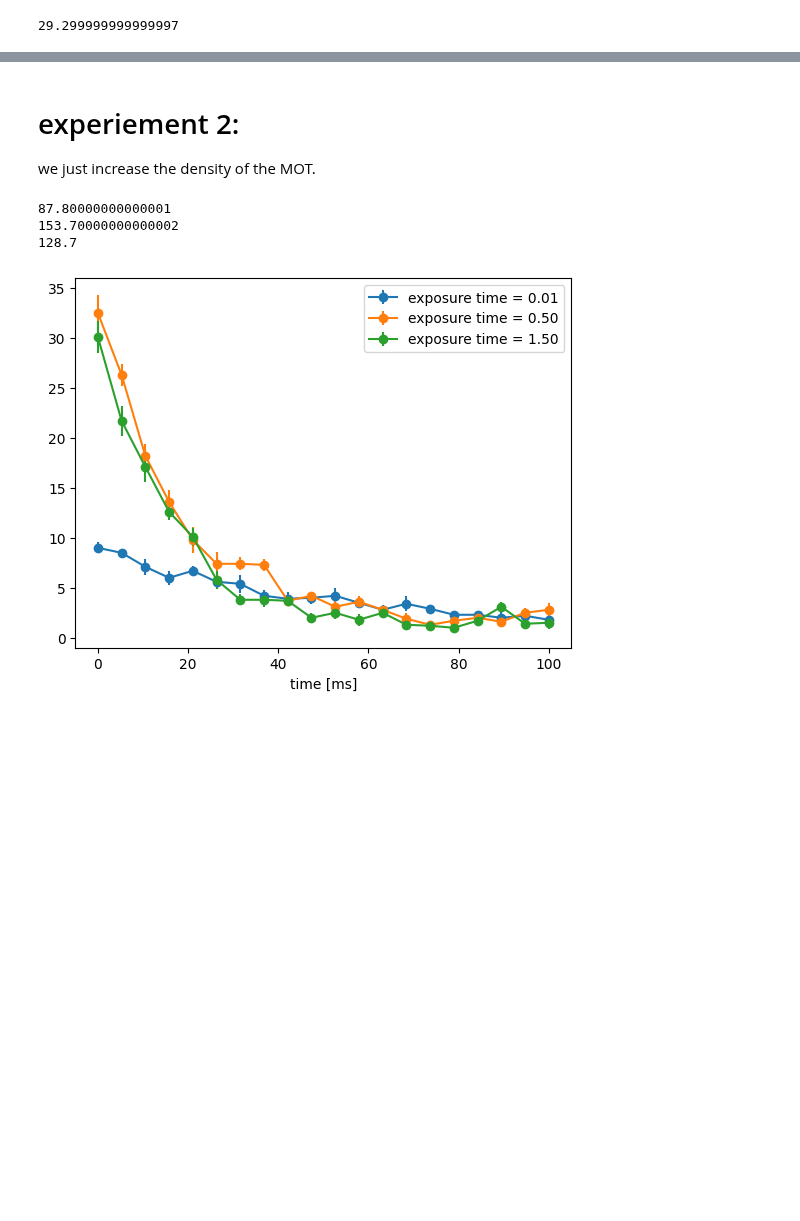
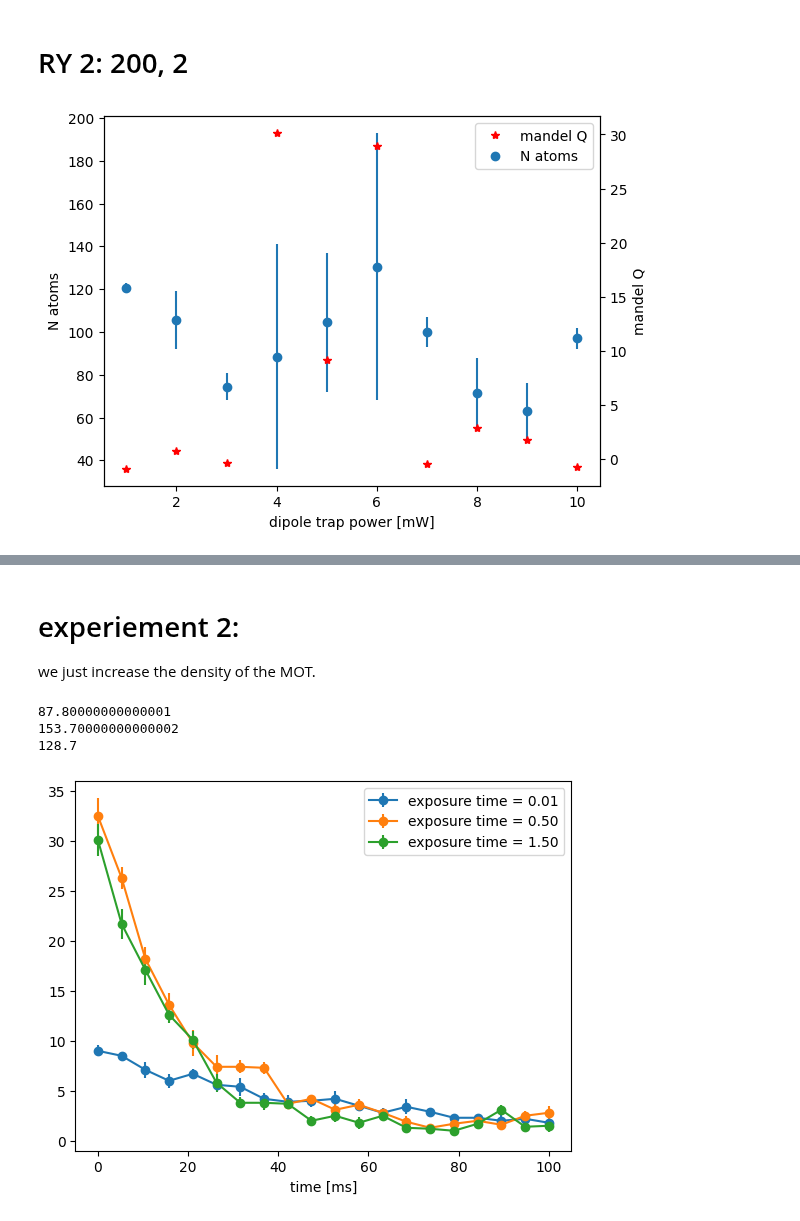
Before and after one commit to Valerio-Amico/Lab-Rydberg, a Jupyter notebook: dipolar_trap/high_stat_experiment_02_02_23.ipynb, the cells around one changed output, grey strips where cells are left out. Cells and saved outputs as stored; diff of their text form; code cells hidden in the pictures; blank space fills up the shorter version.

```diff
--- a/dipolar_trap/high_stat_experiment_02_02_23.ipynb
+++ b/dipolar_trap/high_stat_experiment_02_02_23.ipynb
@@ -82,4 +195,63 @@ plt.show()
-# %%
-sum(np.mean(occurrences, axis=1))
-# %% [output]
-29.299999999999997
+# %% [markdown]
+# RY 2: 200, 2
+# %%
+names = ["1", "2", "3","4", "5", "6", "7", "8", "9", "10"]
+
+consecutive_measurements = 200
+cem_ = consecutive_measurements
+delay_cons_exp = 1 # [ms]
+N_cycles = 2
+
+N_atoms_means = np.zeros(len(names))
+N_atoms_std = np.zeros(len(names))
+N_atoms_all = np.zeros([len(names), N_cycles])
+powers = np.zeros(len(names))
+
+data_all = np.zeros([consecutive_measurements, N_cycles, len(powers)])
+
+for j, name in enumerate(names):
+    occurrences = np.zeros([consecutive_measurements, N_cycles])
+    data = open("/Users/valerio/Documents/lab/Lab-Rydberg/wavw_lec_20-01-23/2023-02-02/F-2023-02-02-ry_200_2_"+name+".txt", "r")
+    for i, row in enumerate(data):
+        row = row.replace("\n", "")
+        row = row.replace(",", ".")
+        terms = row.split("\t")
+
+        if i<(cem_-1)*90:
+            occurrences[i%cem_,i//cem_] = (float(terms[2]))
+
+        #occurrences[i%cem_,i//cem_] = (float(terms[2]))
+
+    data_all[:,:,j] = occurrences
+
+    N_atoms_all[j,:] = np.sum(occurrences, axis=0)
+    #print( sum(np.mean(occurrences, axis=1)))
+    N_atoms_means[j] = sum(np.mean(occurrences, axis=1))
+    #print(np.sum(occurrences, axis=0))
+    N_atoms_std[j] = np.std(np.sum(occurrences, axis=0))
+    powers[j] = int(name)
+    #data, bins = np.histogram(occurrences, bins=np.arange(0,10))
+    #plot_occurrences(occurrences[:,2])
+    #x = np.linspace(0, consecutive_measurements*delay_cons_exp, consecutive_measurements)
+    #plt.errorbar(x, np.mean(occurrences, axis=1), np.std(occurrences, axis=1)/np.sqrt(N_cycles), marker = "o", label="power = "+name)
+    #plt.xlabel("time [ms]")
+#powers[10] = 120
+fig, ax1 = plt.subplots()
+ax2 = ax1.twinx()
+
+Q_s = [get_Q(N_atoms_all[k,:]) for k in range(len(powers))]
+ax2.plot(powers, Q_s , c = "r", marker = "*", ls = "", label = "mandel Q")
+ax2.plot([],[],marker="o", linestyle="", label="N atoms")
+#ax1.errorbar(powers, N_atoms_means, N_atoms_std, marker="o", linestyle="", label = "N atoms")
+ax1.errorbar(powers, np.mean(N_atoms_all, axis=1), np.std(N_atoms_all, axis=1), marker="o", linestyle="", label = "N atoms")
+#ax2.plot(powers, (N_atoms_std)**2/N_atoms_means -1 , c = "r", marker = "o", ls = "")
+
+#plt.yscale("log")
+plt.legend()
+#ax2.set_ylim([-0.3,1])
+ax2.set_ylabel("mandel Q")
+ax1.set_xlabel("dipole trap power [mW]")
+ax1.set_ylabel("N atoms")
+plt.show()
+# %% [output]
+[figure, added]
```
Also changed, not shown: parts of 6 cells of this notebook, 12 other files.
